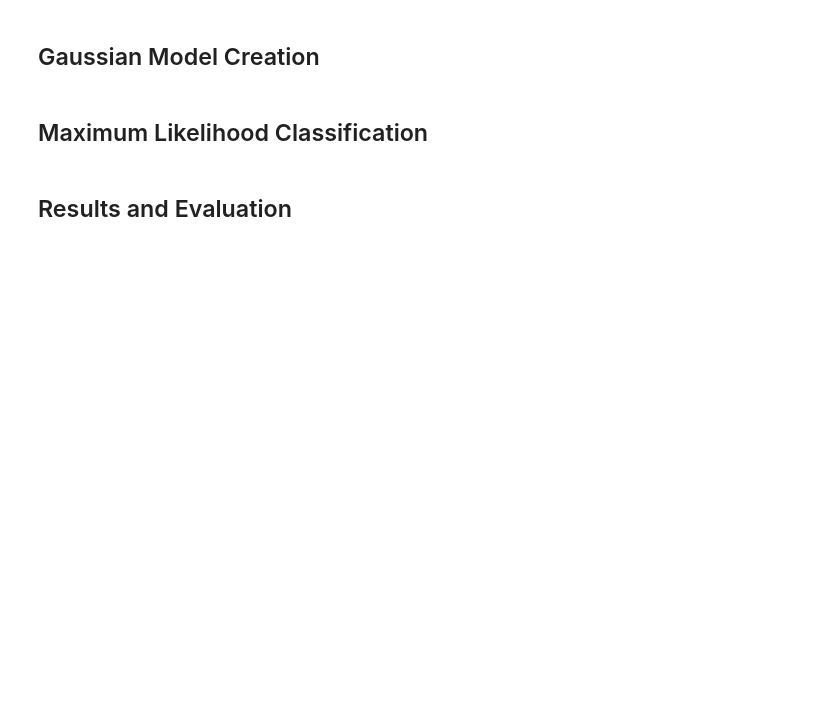
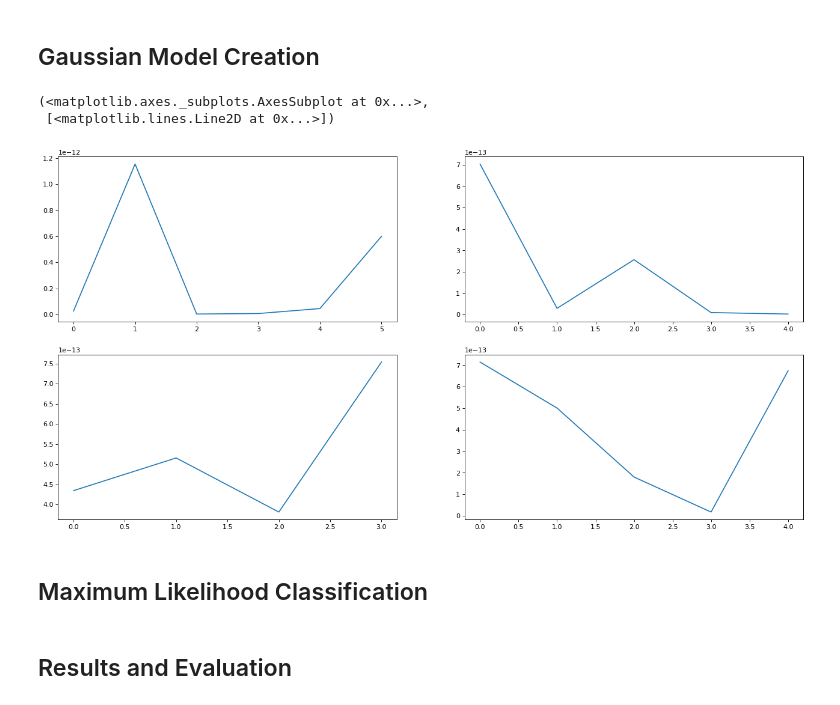
Before and after one commit to Sam-Malpass/Land-Based-Classification, a Jupyter notebook: Land Based Classification.ipynb, the cells around one changed output. Drawn from its saved outputs; the diff is of its cells as text; code cells hidden in the pictures; blank space fills up the shorter version.

```diff
--- a/Land Based Classification.ipynb
+++ b/Land Based Classification.ipynb
@@ -81,6 +82,8 @@ def genVector(x,y):
 Based off of the passed (x,y) coordinate, generates a 6x1 vector. This is made by taking the pixel intensity from each of the 6 images loaded earlier.
 # %% [markdown]
 ### Generate all Training Samples
+# %%
+sample_labels = []
 # %%
 def genAllPoints():
     # Declare an empty list
@@ -100,24 +103,28 @@ def genAllPoints():
         if val == 1 and counter1 < 5:
             # Generate a vector and append it to training samples
             training_samples.append(genVector(coords[0], coords[1]))
+            sample_labels.append(1)
             # Increment the counter for this class
             counter1+=1
         # If the class is 2 and we haven't got 5 of that class yet
         elif val == 2 and counter2 < 5:
             # Generate a vector and append it to training samples
             training_samples.append(genVector(coords[0], coords[1]))
+            sample_labels.append(2)
             # Increment the counter for this class
             counter2+=1
         # If the class is 3 and we haven't got 5 of that class yet
         elif val == 3 and counter3 < 5:
             # Generate a vector and append it to training samples
             training_samples.append(genVector(coords[0], coords[1]))
+            sample_labels.append(3)
             # Increment the counter for this class
             counter3+=1
         # If the class is 4 and we haven't got 5 of that class yet
         elif val == 4 and counter4 < 5:
             # Generate a vector and append it to training samples
             training_samples.append(genVector(coords[0], coords[1]))
+            sample_labels.append(4)
             # Increment the counter for this class
             counter4+=1
     # Return the training samples
@@ -146,5 +164,34 @@ cov_mat
 # %% [markdown]
 ## Gaussian Model Creation
+# %%
+class1 = []
+class2= []
+class3 = []
+class4= []
+for i in range(0, (len(sample_labels)-1)):
+    if sample_labels[i] == 1:
+        class1.append(samples[i])
+    elif sample_labels[i] == 2:
+        class2.append(samples[i])
+    elif sample_labels[i] == 3:
+        class3.append(samples[i])
+    else:
+        class4.append(samples[i])
+# %%
+gauss1 = multivariate_normal.pdf(class1, mean=mean_vector, cov=cov_mat)
+gauss2 = multivariate_normal.pdf(class2, mean=mean_vector, cov=cov_mat)
+gauss3 = multivariate_normal.pdf(class3, mean=mean_vector, cov=cov_mat)
+gauss4 = multivariate_normal.pdf(class4, mean=mean_vector, cov=cov_mat)
+# %%
+fig = plt.figure(figsize = (20, 10), dpi = 80, facecolor = 'w', edgecolor = 'k')
+plt.subplot(221), plt.plot(gauss1)
+plt.subplot(222), plt.plot(gauss2)
+plt.subplot(223), plt.plot(gauss3)
+plt.subplot(224), plt.plot(gauss4)
+# %% [output]
+(<matplotlib.axes._subplots.AxesSubplot at 0x...>,
+ [<matplotlib.lines.Line2D at 0x...>])
+[figure, added]
 # %% [markdown]
 ## Maximum Likelihood Classification
 # %% [markdown]
```
Also changed, not shown: parts of 3 cells of this notebook.
